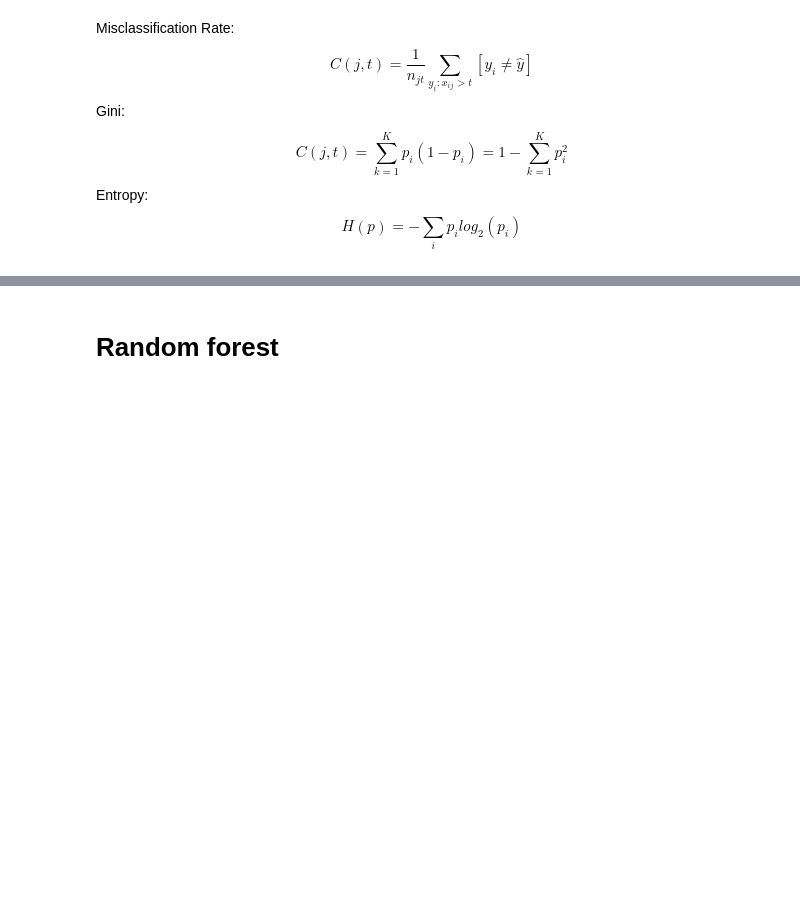
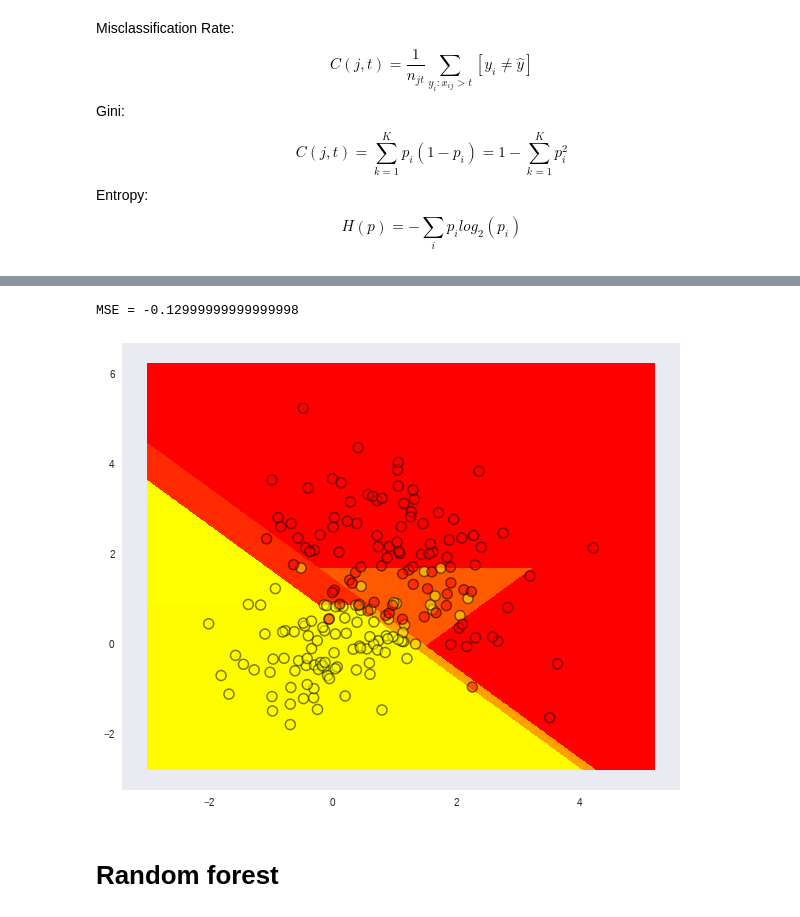
Before and after one commit to amorgun/shad-ml-notebooks, a Jupyter notebook: notebooks/s1-3/trees.ipynb, the cells around one changed output, grey strips where cells are left out. Saved outputs shown, nothing was run; the diff lists cells and outputs as text; code cells hidden in the pictures; blank space fills up the shorter version.

```diff
--- a/notebooks/s1-3/trees.ipynb
+++ b/notebooks/s1-3/trees.ipynb
@@ -141,2 +177,12 @@ lowest_impurity = np.argmin(impurity);
+# %%
+def add_features(X):
+    return pd.concat([X, pd.DataFrame({'f1': X.x + X.y, 'f2': X.x - X.y})], axis=1)
+
+show_classifier(X, y, DecisionTreeClassifier(max_depth=3),
+                feature_modifier=add_features,
+                print_score=True);
+# %% [output]
+MSE = -0.12999999999999998
+[figure, added]
 # %% [markdown]
 # Random forest
```
Also changed, not shown: parts of 18 cells of this notebook.
